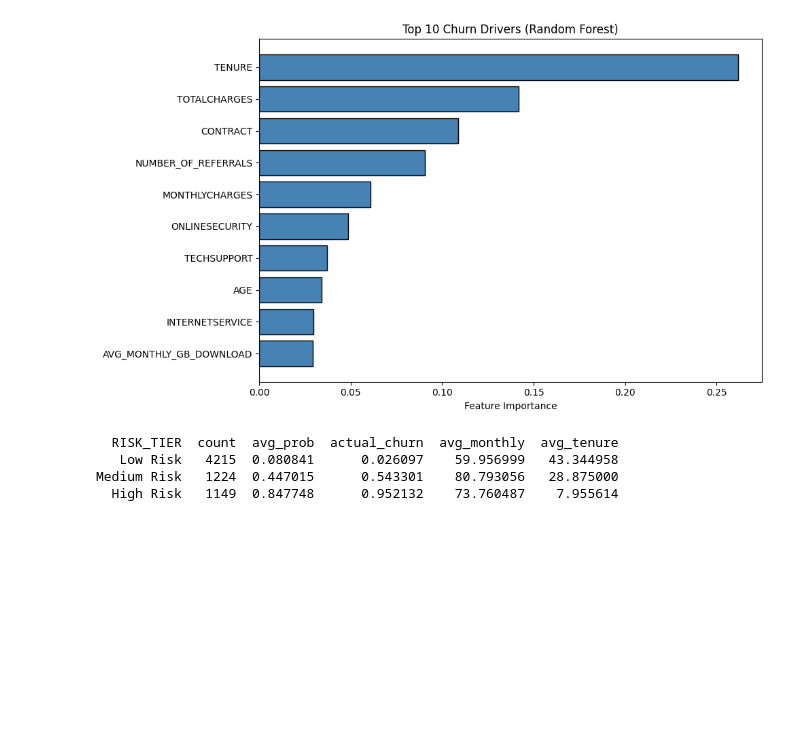
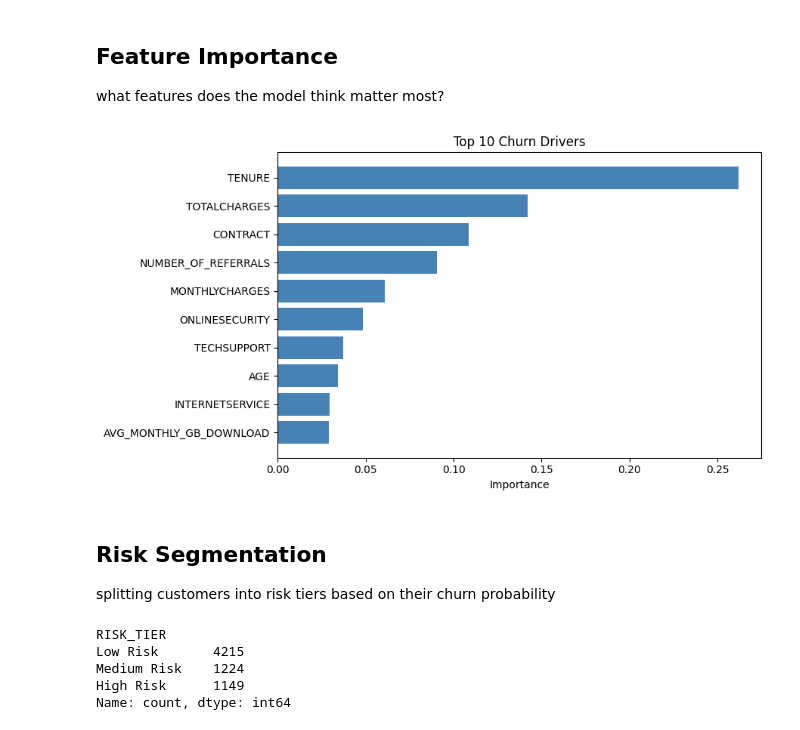
Before and after one commit to athulyabiju23/telecom_churn_analysis, a Jupyter notebook: notebooks/Phase3_PredictiveModeling.ipynb, the cells around one changed output. Drawn from its saved outputs; the diff is of its cells as text; code cells hidden in the pictures; blank space fills up the shorter version.

Commit message:
updated EDA and modeling notebooks with analysis

```diff
--- a/notebooks/Phase3_PredictiveModeling.ipynb
+++ b/notebooks/Phase3_PredictiveModeling.ipynb
@@ -74,18 +138,21 @@ print(model_df.columns.tolist())
+# %% [markdown]
+## Feature Importance
+what features does the model think matter most?
 # %%
-import matplotlib.pyplot as plt
-import seaborn as sns
 importances = pd.DataFrame({
     'feature': X.columns,
     'importance': rf.feature_importances_
-}).sort_values('importance', ascending=True).tail(10)
+}).sort_values('importance', ascending=True)
 
-fig, ax = plt.subplots(figsize=(10, 6))
-ax.barh(importances['feature'], importances['importance'],
-        color='steelblue', edgecolor='black')
-ax.set_xlabel('Feature Importance')
-ax.set_title('Top 10 Churn Drivers (Random Forest)')
+# just showing top 10
+top10 = importances.tail(10)
+
+fig, ax = plt.subplots(figsize=(9, 5))
+ax.barh(top10['feature'], top10['importance'], color='steelblue')
+ax.set_xlabel('Importance')
+ax.set_title('Top 10 Churn Drivers')
 plt.tight_layout()
-plt.savefig('figures/07_feature_importance.png', dpi=150)
+plt.savefig('figures/08_feature_importance.png', dpi=150)
 plt.show()
 # %% [output]
-[figure, old version]
+[figure, new version]
@@ -92,22 +169,18 @@ plt.show()
+# %% [markdown]
+## Risk Segmentation
+splitting customers into risk tiers based on their churn probability
 # %%
-# score all customers
+# scoring every customer
 ibm_maven['CHURN_PROBABILITY'] = rf.predict_proba(X)[:, 1]
+
 ibm_maven['RISK_TIER'] = pd.cut(ibm_maven['CHURN_PROBABILITY'],
     bins=[0, 0.3, 0.6, 1.0],
     labels=['Low Risk', 'Medium Risk', 'High Risk'])
 
-# summary
-risk_summary = ibm_maven.groupby('RISK_TIER', observed=True).agg(
-    count=('CHURN_PROBABILITY', 'count'),
-    avg_prob=('CHURN_PROBABILITY', 'mean'),
-    actual_churn=('CHURN_BINARY', 'mean'),
-    avg_monthly=('MONTHLYCHARGES', 'mean'),
-    avg_tenure=('TENURE', 'mean')
-).reset_index()
-
-print(risk_summary.to_string(index=False))
+print(ibm_maven['RISK_TIER'].value_counts().sort_index())
 # %% [output]
-  RISK_TIER  count  avg_prob  actual_churn  avg_monthly  avg_tenure
-   Low Risk   4215  0.080841      0.026097    59.956999   43.344958
-Medium Risk   1224  0.447015      0.543301    80.793056   28.875000
-  High Risk   1149  0.847748      0.952132    73.760487    7.955614
+RISK_TIER
+Low Risk       4215
+Medium Risk    1224
+High Risk      1149
+Name: count, dtype: int64
```
Also changed, not shown: parts of 19 cells of this notebook, 19 other files.
